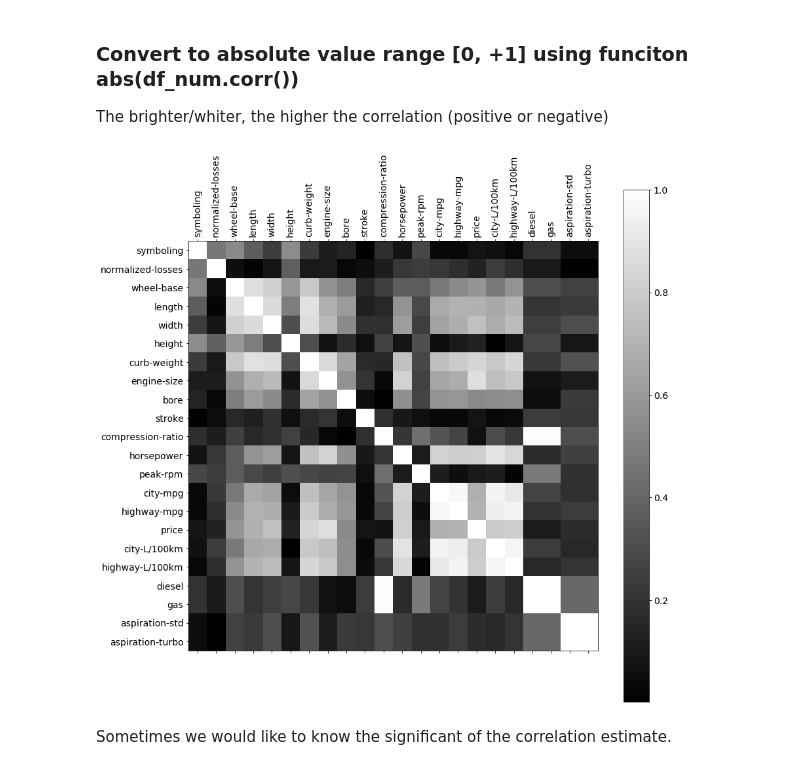
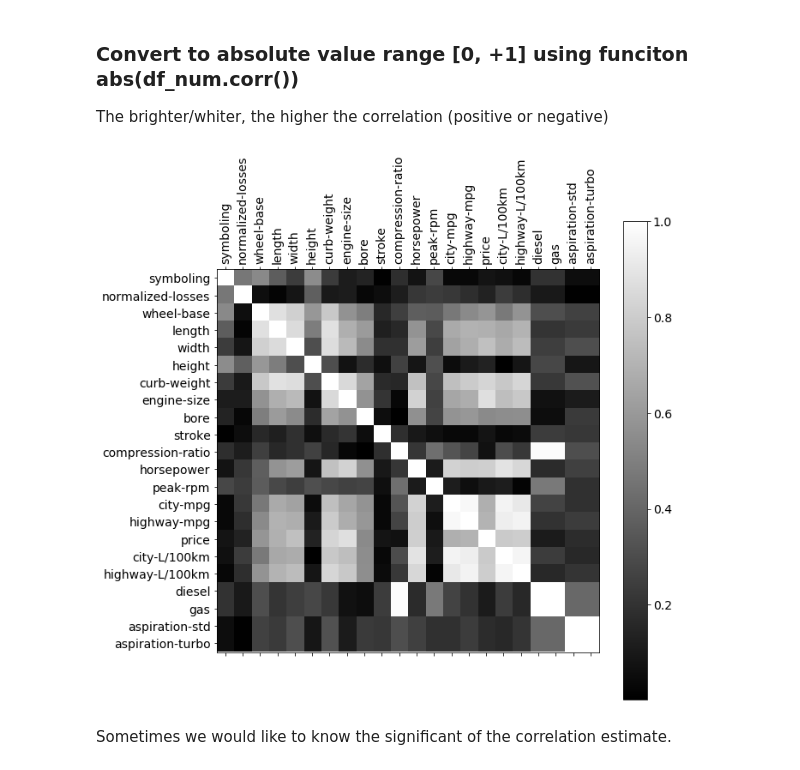
Before and after one commit to dd-consulting/DDC-Data-Science-Python, a Jupyter notebook: Module 3 Exploratory Data Analysis.ipynb, the cells around one changed output. Cells and saved outputs as stored; diff of their text form; code cells hidden in the pictures.

```diff
--- a/Module 3 Exploratory Data Analysis.ipynb
+++ b/Module 3 Exploratory Data Analysis.ipynb
@@ -928,15 +940,15 @@ plt.title(' ', fontsize=16);
 
 The brighter/whiter, the higher the correlation (positive or negative)
 # %%
-f = plt.figure(figsize=(14, 14))
+f = plt.figure(figsize=(10, 10))
 plt.matshow(abs(df_num.corr()), fignum=f.number, cmap='gray')
 plt.xticks(range(df_num.shape[1]), df_num.columns, fontsize=14, rotation=90)
 plt.yticks(range(df_num.shape[1]), df_num.columns, fontsize=14)
 cb = plt.colorbar()
 cb.ax.tick_params(labelsize=14)
 plt.title(' ', fontsize=16);
 # %% [output]
-[figure, old version]
+[figure, new version]
 # %% [markdown]
 Sometimes we would like to know the significant of the correlation estimate.
 # %% [markdown]
```
Also changed, not shown: parts of 32 cells of this notebook, 8 other files.
